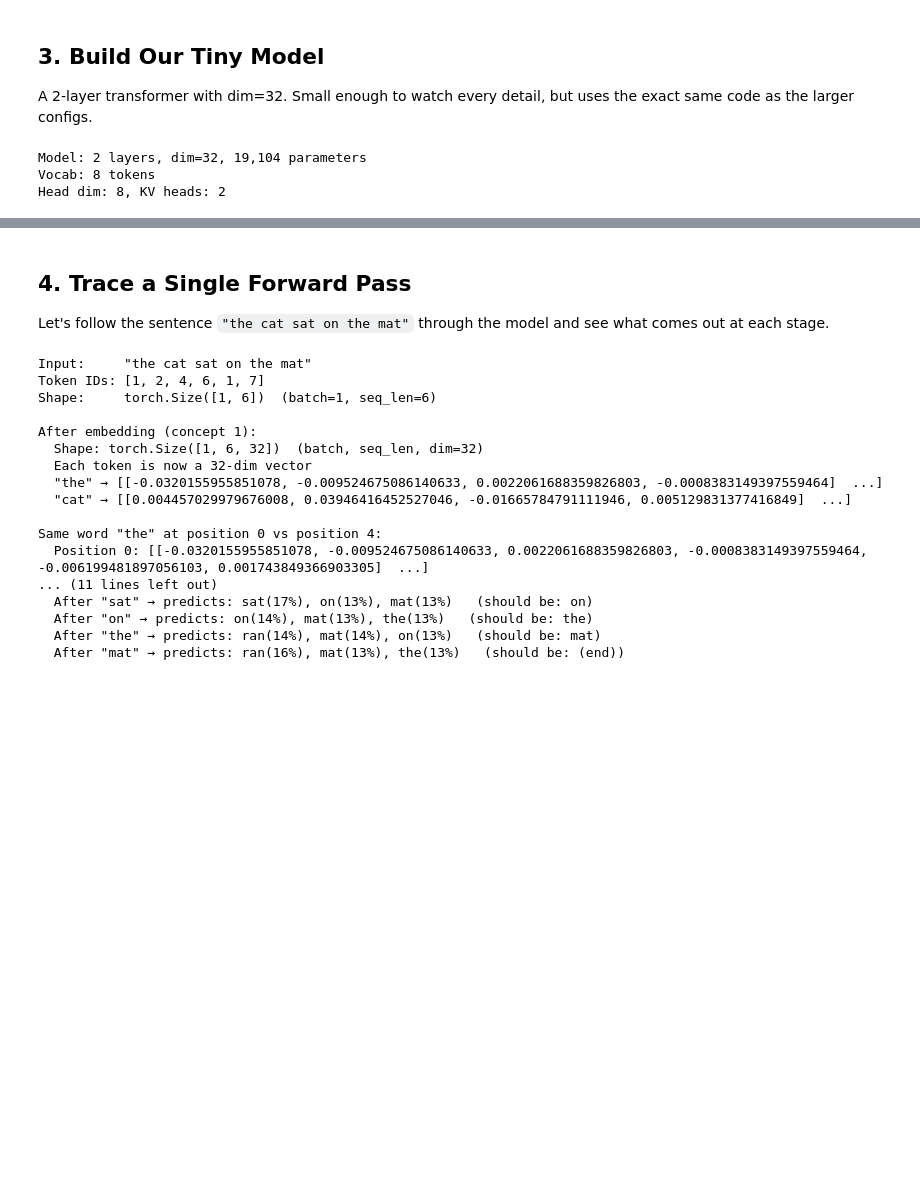
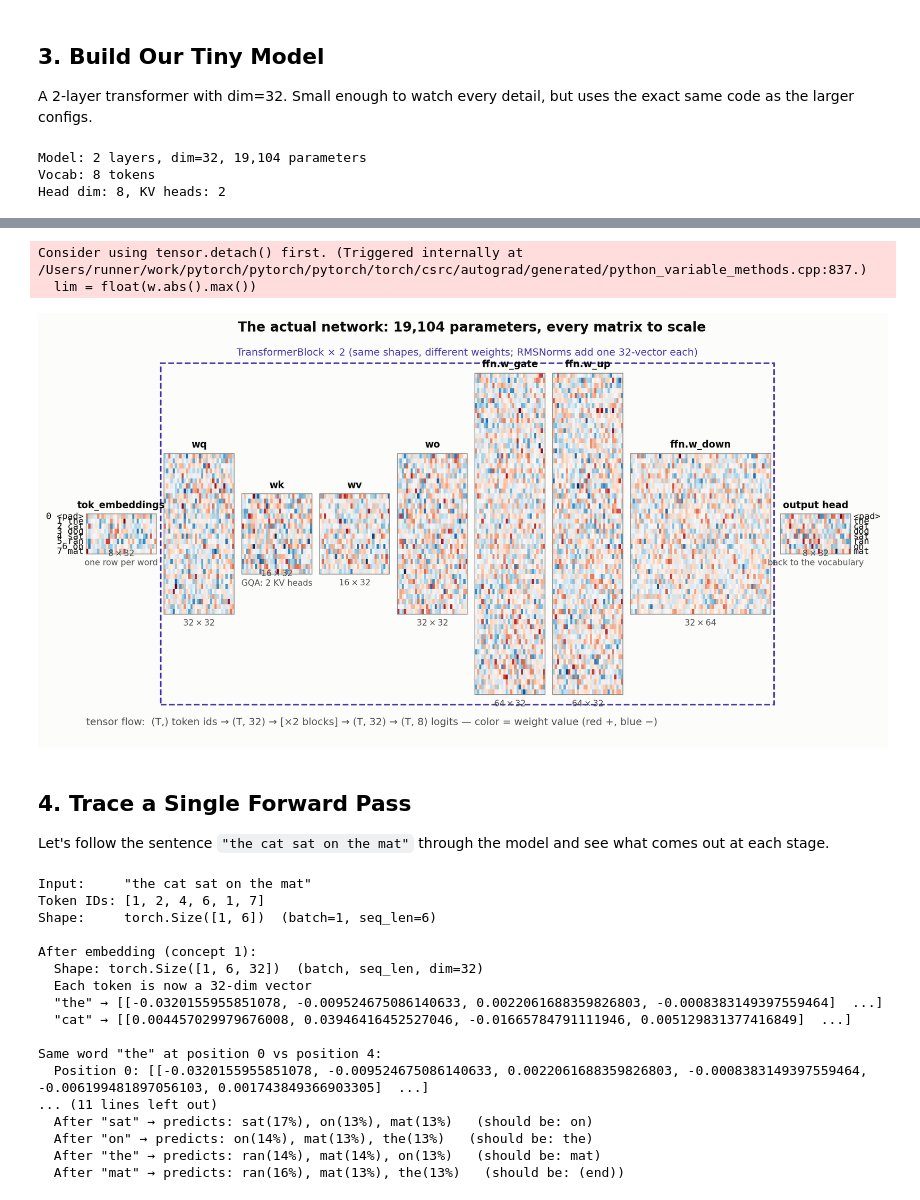
Before and after one commit to ggreg/ai_playground, a Jupyter notebook: notebooks/01_transformer_internals/00_transformer_overview.ipynb, the cells around one changed output, grey strips where cells are left out. Saved outputs shown, nothing was run; the diff lists cells and outputs as text; code cells hidden in the pictures; blank space fills up the shorter version.

```diff
--- a/notebooks/01_transformer_internals/00_transformer_overview.ipynb
+++ b/notebooks/01_transformer_internals/00_transformer_overview.ipynb
@@ -454,3 +461,74 @@ Head dim: 8, KV heads: 2
+# %%
+#| code-fold: true
+#| code-summary: "Show diagram code"
+def draw_actual_network(model):
+    """Every weight matrix, to scale, labeled with its true shape."""
+    fig, ax = plt.subplots(figsize=(13, 6.5))
+    ax.axis('off'); ax.grid(False)
+    MID, GAP = 36, 3.5
+
+    def put(w, x, name, note=None):
+        """imshow weight (out, in) as an in-wide x out-tall block; return next x."""
+        h, wid = w.shape
+        y0 = MID - h / 2
+        lim = float(w.abs().max())
+        ax.imshow(w.detach(), extent=[x, x + wid, y0, y0 + h], cmap='RdBu_r',
+                  vmin=-lim, vmax=lim, aspect='auto', interpolation='nearest')
+        ax.add_patch(plt.Rectangle((x, y0), wid, h, fill=False, ec='#898781', lw=0.6))
+        ax.text(x + wid / 2, y0 + h + 1.2, name, ha='center', fontsize=8.5,
+                fontweight='semibold')
+        ax.text(x + wid / 2, y0 - 2.2, f'{h}\u2009\u00d7\u2009{wid}' + (f'\n{note}' if note else ''),
+                ha='center', fontsize=7.5, color='#52514e')
+        return x + wid + GAP
+
+    # vocabulary -> embedding rows
+    E = model.tok_embeddings.weight            # (8, 32)
+    x = 8.5
+    y0 = MID - E.shape[0] / 2
+    for i, wrd in enumerate(VOCAB):
+        ax.text(x - 1.2, y0 + E.shape[0] - i - 0.5, f'{i} {wrd}',
+                ha='right', va='center', fontsize=8, family='monospace')
+    x = put(E, x, 'tok_embeddings', 'one row per word')
+
+    # one transformer block, expanded (both blocks share these shapes)
+    blk = model.layers[0]
+    x_block0 = x
+    x = put(blk.attention.wq.weight, x, 'wq')
+    x = put(blk.attention.wk.weight, x, 'wk', 'GQA: 2 KV heads')
+    x = put(blk.attention.wv.weight, x, 'wv')
+    x = put(blk.attention.wo.weight, x, 'wo')
+    for name, p in blk.feed_forward.named_parameters():
+        if p.ndim == 2:
+            x = put(p, x, f'ffn.{name.split(".")[0]}')
+    ax.add_patch(plt.Rectangle((x_block0 - 1.5, MID - 34), x - x_block0 - GAP + 3, 68,
+                               fill=False, ec='#4a3aa7', lw=1.4, ls='--'))
+    ax.text((x_block0 + x - GAP) / 2, MID + 35.5,
+            f'TransformerBlock \u00d7 {config.n_layers} (same shapes, different weights; '
+            'RMSNorms add one 32-vector each)', ha='center', fontsize=9, color='#4a3aa7')
+
+    # output head -> the same 8 words as logits
+    O = model.output.weight                    # (8, 32)
+    x_out = x + 1
+    x = put(O, x_out, 'output head', 'back to the vocabulary')
+    y0 = MID - O.shape[0] / 2
+    for i, wrd in enumerate(VOCAB):
+        ax.text(x - GAP + 1.2, y0 + O.shape[0] - i - 0.5, f'{wrd}',
+                ha='left', va='center', fontsize=8, family='monospace')
+
+    ax.text(8.5, MID - 38, 'tensor flow:  (T,) token ids \u2192 (T, 32) \u2192 '
+            f'[\u00d7{config.n_layers} blocks] \u2192 (T, 32) \u2192 (T, 8) logits '
+            '\u2014 color = weight value (red +, blue \u2212)',
+            fontsize=9, color='#52514e')
+    ax.set_xlim(0, x + 8); ax.set_ylim(MID - 41, MID + 39)
+    ax.set_title(f'The actual network: {sum(p.numel() for p in model.parameters()):,} '
+                 'parameters, every matrix to scale', fontsize=12)
+    plt.show()
+
+draw_actual_network(model)
+# %% [output]
+Consider using tensor.detach() first. (Triggered internally at /Users/runner/work/pytorch/pytorch/pytorch/torch/csrc/autograd/generated/python_variable_methods.cpp:837.)
+  lim = float(w.abs().max())
+[figure, added]
 # %% [markdown]
 ## 4. Trace a Single Forward Pass
 
```
Also changed, not shown: parts of 1 cell of this notebook.
